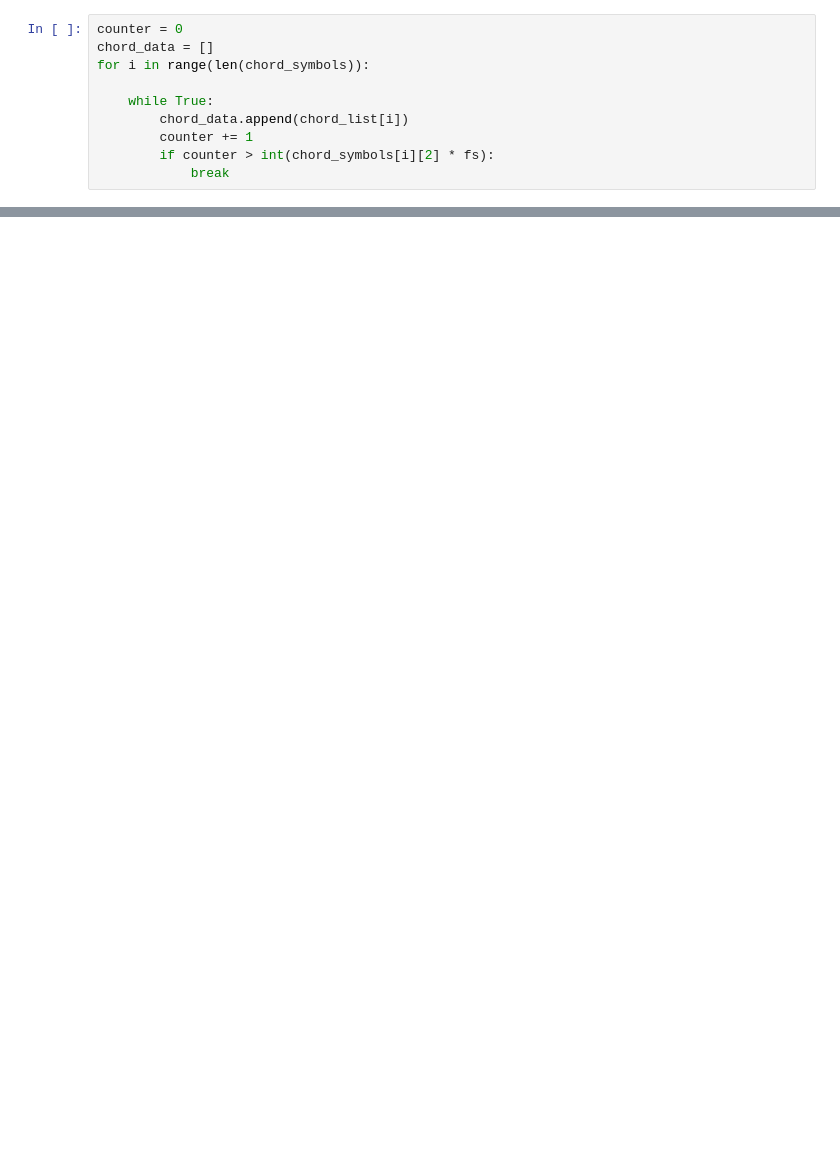
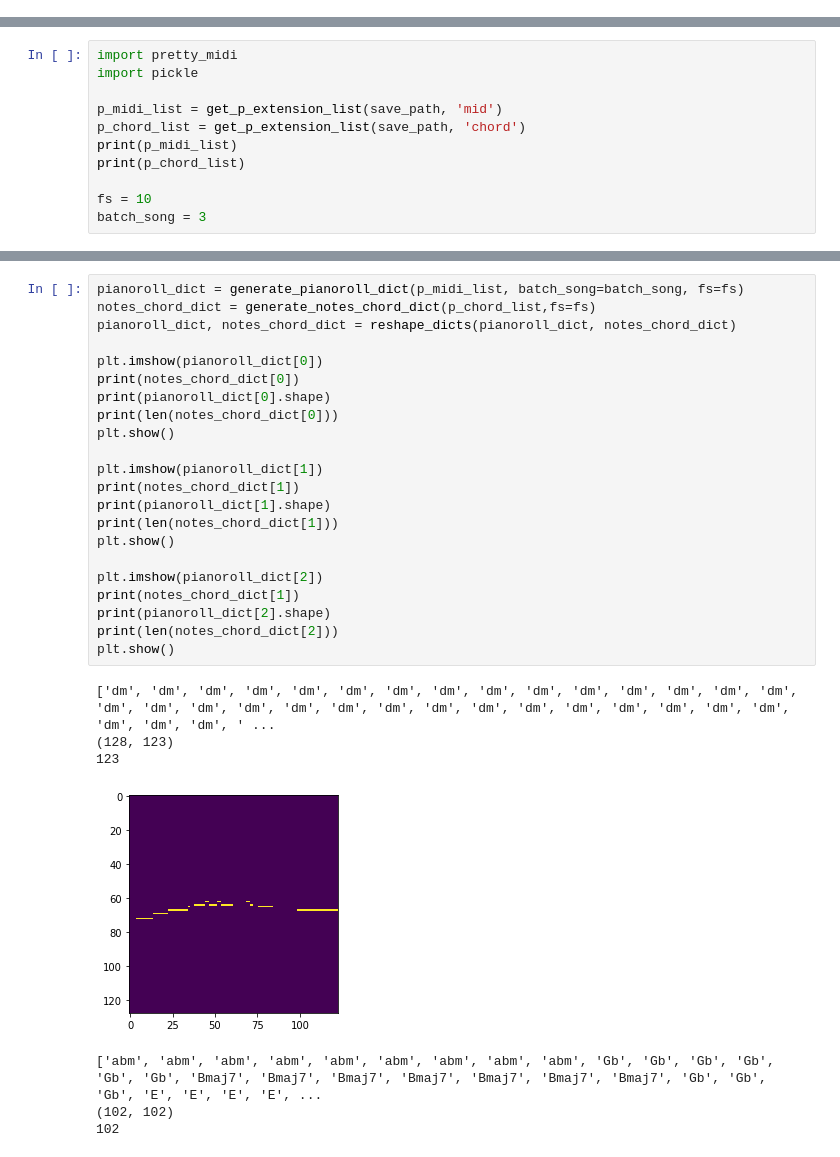
Before and after one commit to minux302/Rhythm_Is_All_You_Need, a Jupyter notebook: loader_debug.ipynb, the cells around one changed output, grey strips where cells are left out. Cells and saved outputs as stored; diff of their text form; blank space fills up the shorter version.

```diff
--- a/loader_debug.ipynb
+++ b/loader_debug.ipynb
@@ -164,10 +48,0 @@ print(chord_list)
-# %%
-counter = 0
-chord_data = []
-for i in range(len(chord_symbols)):
-
-    while True:
-        chord_data.append(chord_list[i])
-        counter += 1
-        if counter > int(chord_symbols[i][2] * fs):
-            break
@@ -177,0 +49,11 @@ print(len(chord_data))
+# %%
+import pretty_midi
+import pickle
+
+p_midi_list = get_p_extension_list(save_path, 'mid')
+p_chord_list = get_p_extension_list(save_path, 'chord')
+print(p_midi_list)
+print(p_chord_list)
+
+fs = 10
+batch_song = 3
@@ -177,0 +129,30 @@ print(len(chord_data))
+# %%
+pianoroll_dict = generate_pianoroll_dict(p_midi_list, batch_song=batch_song, fs=fs)
+notes_chord_dict = generate_notes_chord_dict(p_chord_list,fs=fs)
+pianoroll_dict, notes_chord_dict = reshape_dicts(pianoroll_dict, notes_chord_dict)
+
+plt.imshow(pianoroll_dict[0])
+print(notes_chord_dict[0])
+print(pianoroll_dict[0].shape)
+print(len(notes_chord_dict[0]))
+plt.show()
+
+plt.imshow(pianoroll_dict[1])
+print(notes_chord_dict[1])
+print(pianoroll_dict[1].shape)
+print(len(notes_chord_dict[1]))
+plt.show()
+
+plt.imshow(pianoroll_dict[2])
+print(notes_chord_dict[1])
+print(pianoroll_dict[2].shape)
+print(len(notes_chord_dict[2]))
+plt.show()
+# %% [output]
+['dm', 'dm', 'dm', 'dm', 'dm', 'dm', 'dm', 'dm', 'dm', 'dm', 'dm', 'dm', 'dm', 'dm', 'dm', 'dm', 'dm', 'dm', 'dm', 'dm', 'dm', 'dm', 'dm', 'dm', 'dm', 'dm', 'dm', 'dm', 'dm', 'dm', 'dm', 'dm', 'dm', ' ...
+(128, 123)
+123
+[figure, added]
+['abm', 'abm', 'abm', 'abm', 'abm', 'abm', 'abm', 'abm', 'abm', 'Gb', 'Gb', 'Gb', 'Gb', 'Gb', 'Gb', 'Bmaj7', 'Bmaj7', 'Bmaj7', 'Bmaj7', 'Bmaj7', 'Bmaj7', 'Bmaj7', 'Gb', 'Gb', 'Gb', 'E', 'E', 'E', 'E', ...
+(102, 102)
+102
```
Also changed, not shown: parts of 14 cells of this notebook, 1 other file.
